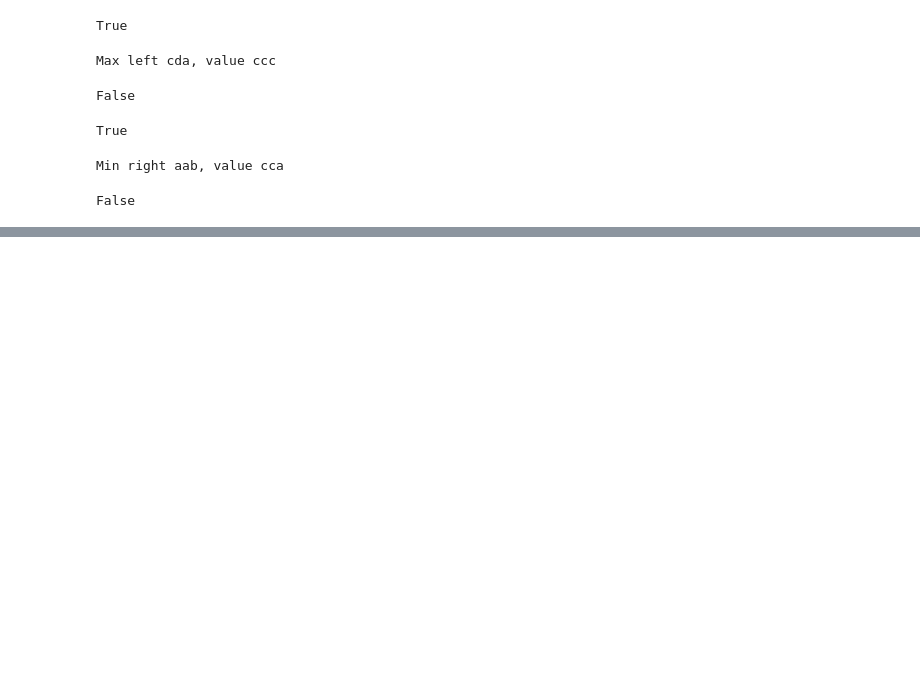
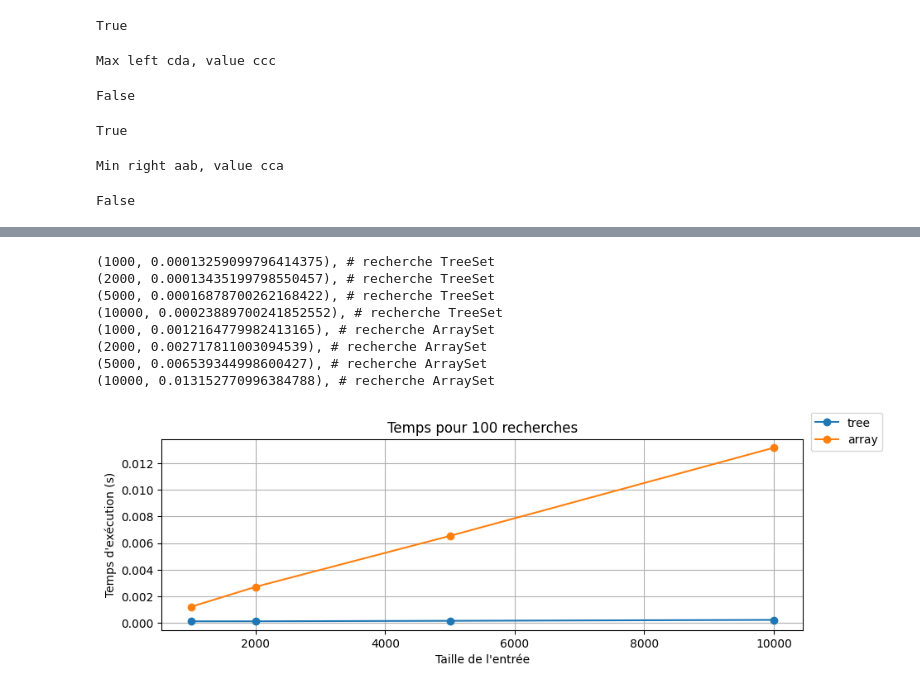
Before and after one commit to sapristi/cours_algo, a Jupyter notebook: content/ESGI_3A/5_arbres.ipynb, the cells around one changed output, grey strips where cells are left out. Drawn from its saved outputs; the diff is of its cells as text; code cells hidden in the pictures; blank space fills up the shorter version.

```diff
--- a/content/ESGI_3A/5_arbres.ipynb
+++ b/content/ESGI_3A/5_arbres.ipynb
@@ -293,0 +528,26 @@ def search_abr(abr: BTree, value: str) ->  bool:
+# %%
+affiche_valeurs(
+    titre="Temps pour 100 recherches",
+    tree=(
+        benchmark_contains(TreeSet, nb_items=1000),
+        benchmark_contains(TreeSet, nb_items=2000),
+        benchmark_contains(TreeSet, nb_items=5000),
+        benchmark_contains(TreeSet, nb_items=10000),
+    ),
+    array=(
+        benchmark_contains(ArraySet, nb_items=1000),
+        benchmark_contains(ArraySet, nb_items=2000),
+        benchmark_contains(ArraySet, nb_items=5000),
+        benchmark_contains(ArraySet, nb_items=10000)
+    )
+)
+# %% [output]
+(1000, 0.00013259099796414375), # recherche TreeSet
+(2000, 0.00013435199798550457), # recherche TreeSet
+(5000, 0.00016878700262168422), # recherche TreeSet
+(10000, 0.00023889700241852552), # recherche TreeSet
+(1000, 0.0012164779982413165), # recherche ArraySet
+(2000, 0.002717811003094539), # recherche ArraySet
+(5000, 0.006539344998600427), # recherche ArraySet
+(10000, 0.013152770996384788), # recherche ArraySet
+[figure, added]
```
Also changed, not shown: parts of 43 cells of this notebook, 3 other files.
